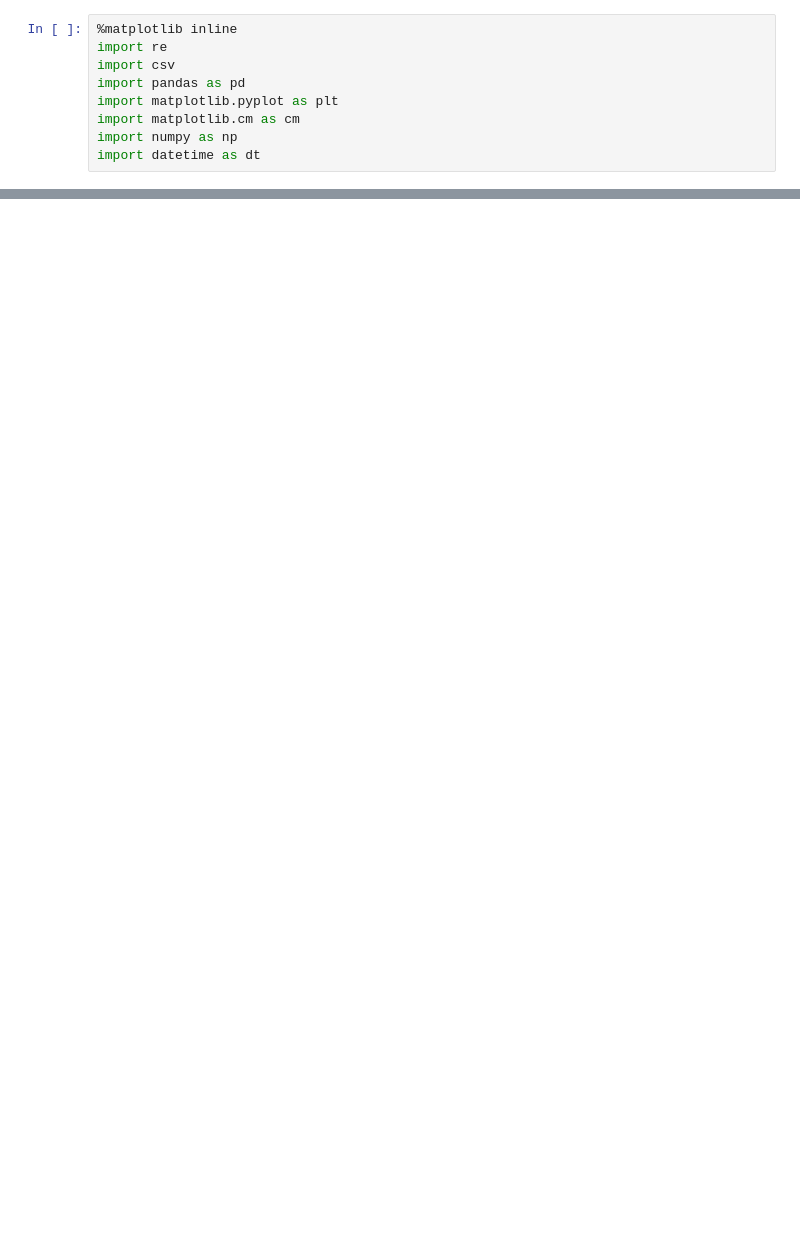
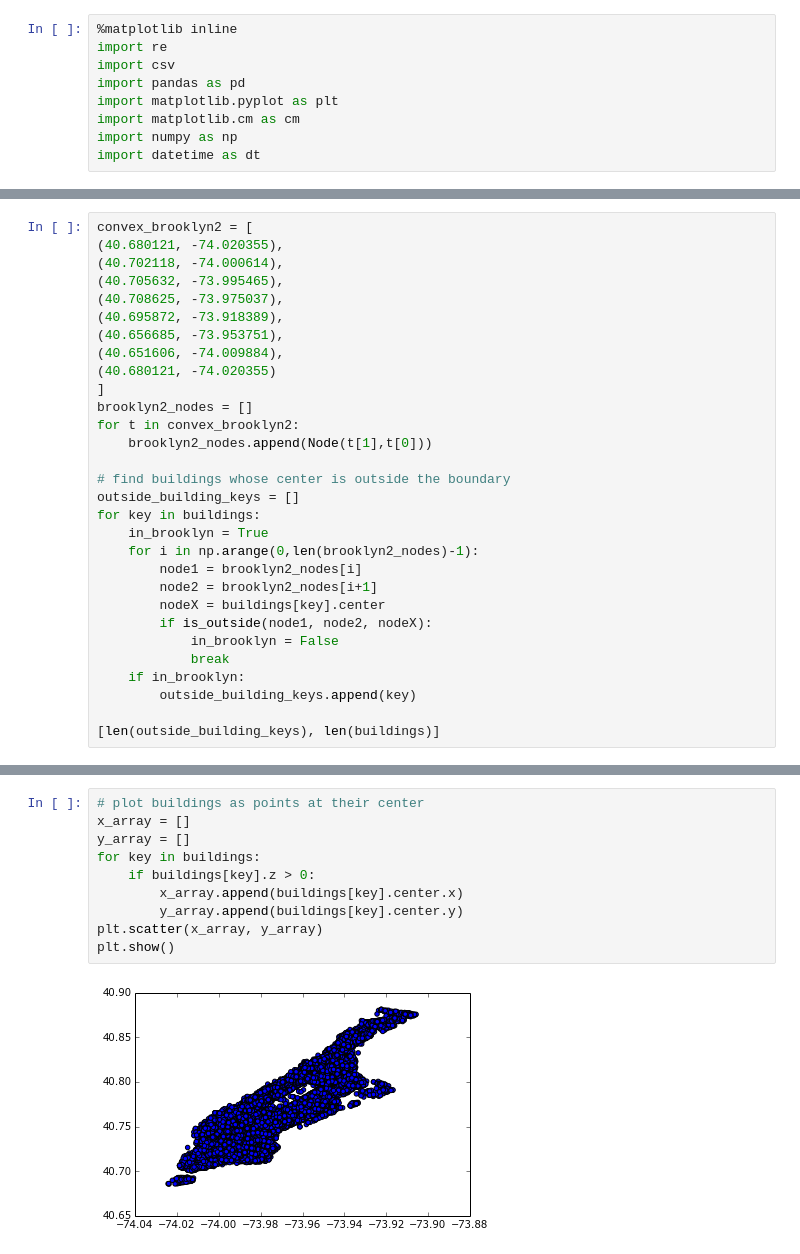
Before and after one commit to AkiraKane/InsightFellowship, a Jupyter notebook: Project/XMLParsingCode/XMLParsing_Large.ipynb, the cells around one changed output, grey strips where cells are left out. Drawn from its saved outputs; the diff is of its cells as text; blank space fills up the shorter version.

```diff
--- a/Project/XMLParsingCode/XMLParsing_Large.ipynb
+++ b/Project/XMLParsingCode/XMLParsing_Large.ipynb
@@ -147,0 +334,30 @@ ilding" v="yes"/>
+# %%
+convex_brooklyn2 = [
+(40.680121, -74.020355),
+(40.702118, -74.000614),
+(40.705632, -73.995465),
+(40.708625, -73.975037),
+(40.695872, -73.918389),
+(40.656685, -73.953751),
+(40.651606, -74.009884),
+(40.680121, -74.020355)
+]
+brooklyn2_nodes = []
+for t in convex_brooklyn2:
+    brooklyn2_nodes.append(Node(t[1],t[0]))
+
+# find buildings whose center is outside the boundary
+outside_building_keys = []
+for key in buildings:
+    in_brooklyn = True
+    for i in np.arange(0,len(brooklyn2_nodes)-1):
+        node1 = brooklyn2_nodes[i]
+        node2 = brooklyn2_nodes[i+1]
+        nodeX = buildings[key].center
+        if is_outside(node1, node2, nodeX):
+            in_brooklyn = False
+            break
+    if in_brooklyn:
+        outside_building_keys.append(key)
+
+[len(outside_building_keys), len(buildings)]
@@ -147,0 +399,12 @@ ilding" v="yes"/>
+# %%
+# plot buildings as points at their center
+x_array = []
+y_array = []
+for key in buildings:
+    if buildings[key].z > 0:
+        x_array.append(buildings[key].center.x)
+        y_array.append(buildings[key].center.y)
+plt.scatter(x_array, y_array)
+plt.show()
+# %% [output]
+[figure, added]
```
Also changed, not shown: parts of 32 cells of this notebook, 1 other file.
